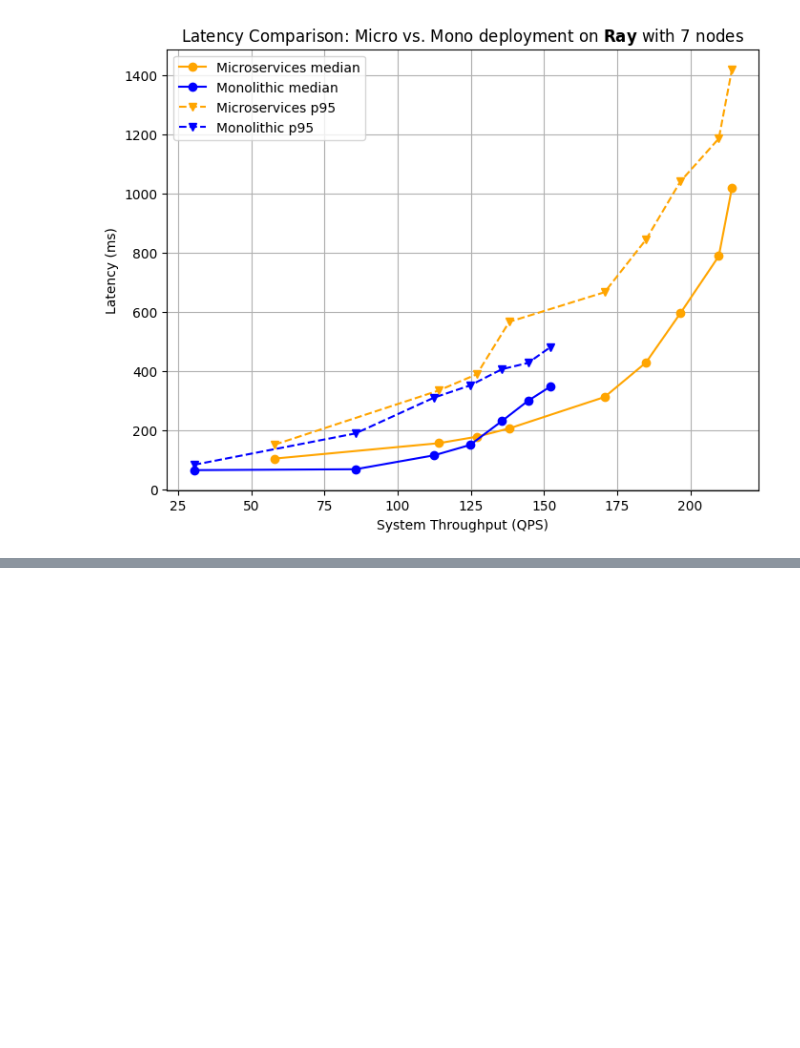
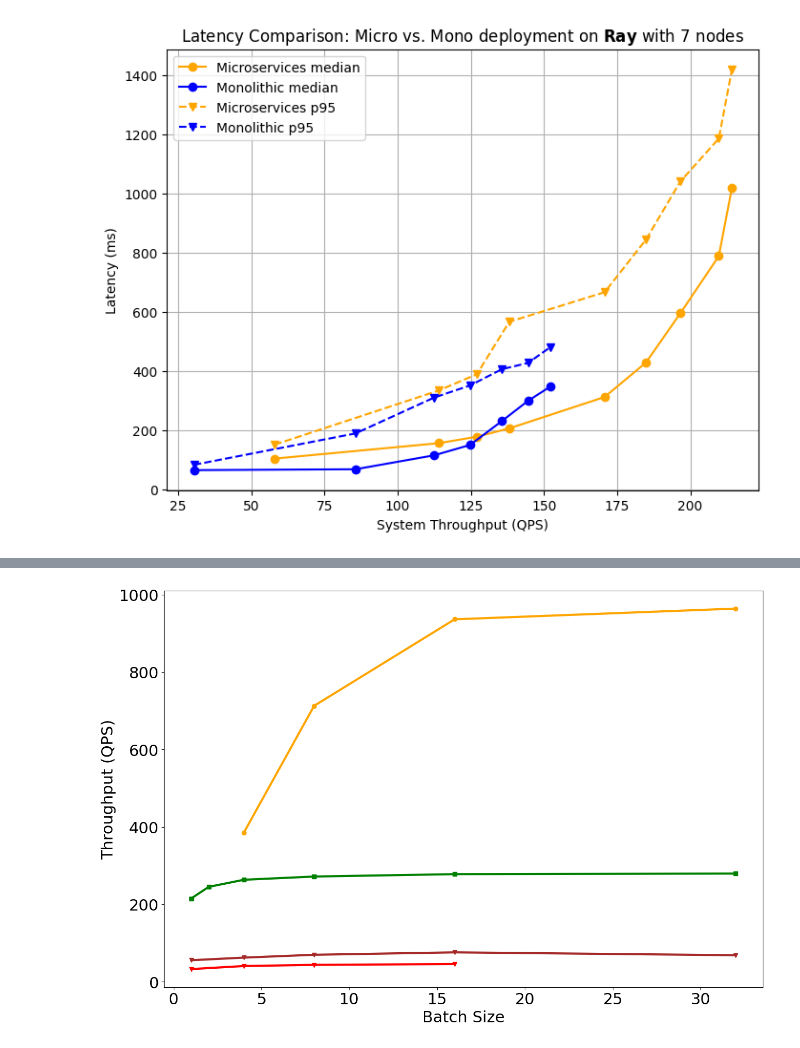
Before and after one commit to aliciayuting/vortex_exp_data, a Jupyter notebook: paper_figs.ipynb, the cells around one changed output, grey strips where cells are left out. Saved outputs shown, nothing was run; the diff lists cells and outputs as text; code cells hidden in the pictures; blank space fills up the shorter version.

```diff
--- a/paper_figs.ipynb
+++ b/paper_figs.ipynb
@@ -236,0 +328,18 @@ mono_p95    = []
+# %%
+plt.figure(figsize=(15, 10))
+plt.plot(A_BS[:-2], np.array(A_TP[:-2]) , linewidth=3, color='orange', marker='o', linestyle='-', label="Step A")
+plt.plot(B_BS, np.array(B_TP) , linewidth=3, color='red', marker='v', linestyle='-', label="Step B")
+# plt.plot(C_BS, np.array(C_TP) , color='blue', marker='v', linestyle='-', label="Step C")
+plt.plot(D_BS, np.array(D_TP)  , linewidth=3, color='green', marker='s', linestyle='-', label="Step D")
+plt.plot(E_BS[:-3], np.array(E_TP[:-3]) , linewidth=3, color='brown', marker='v', linestyle='-', label="Step E")
+plt.xlabel("Batch Size",fontsize=22)
+plt.ylabel("Throughput (QPS)",fontsize=22)
+plt.xticks(fontsize=22)
+plt.yticks(fontsize=22)
+# plt.title("Throughput Comparison of Different Steps in the Pipeline")
+# plt.grid(True)
+# plt.legend(fontsize=36)
+plt.savefig("paper_plots/ppl1_steps_throughput.pdf", dpi=300, bbox_inches='tight')
+plt.show()
+# %% [output]
+[figure, added]
```
Also changed, not shown: parts of 16 cells of this notebook.
